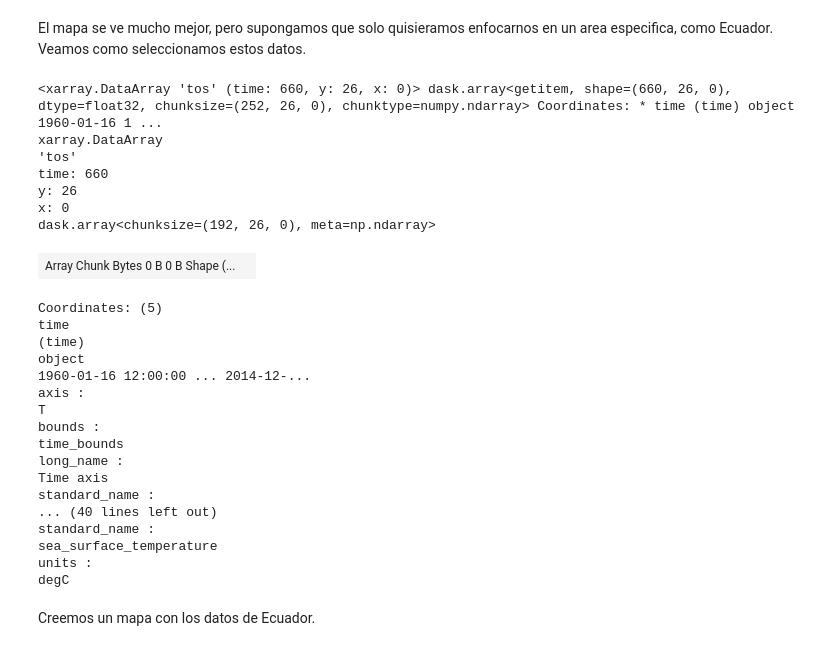
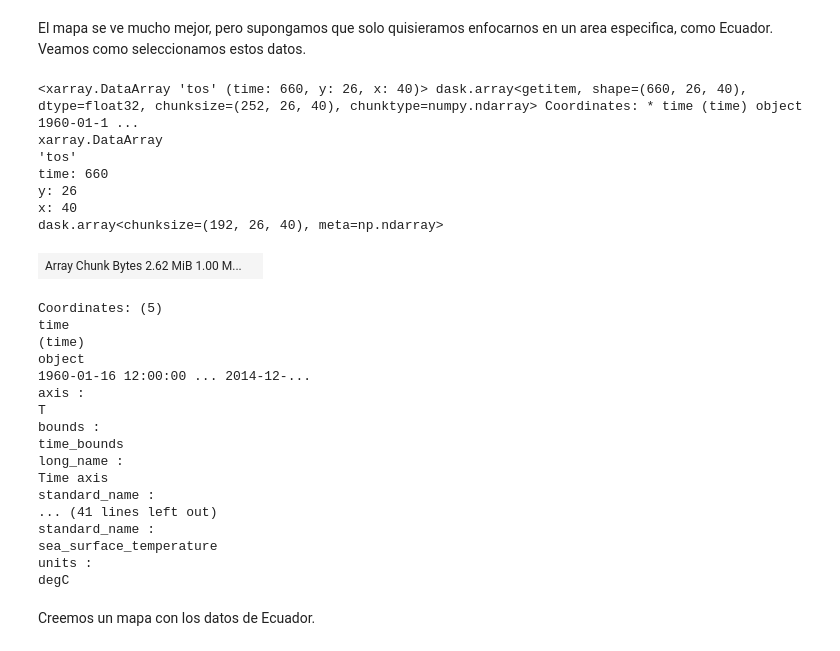
Before and after one commit to lidefi87/CMIP6_Python_SEE, a Jupyter notebook: AccediendoModelosCMIP6.ipynb, the cells around one changed output. Cells and saved outputs as stored; diff of their text form; code cells hidden in the pictures.

```diff
--- a/AccediendoModelosCMIP6.ipynb
+++ b/AccediendoModelosCMIP6.ipynb
@@ -148,17 +148,17 @@ temp_actual[0].plot()
 # %% [markdown]
 El mapa se ve mucho mejor, pero supongamos que solo quisieramos enfocarnos en un area especifica, como Ecuador. Veamos como seleccionamos estos datos.
 # %%
-temp_ecu = temp_actual.sel(y = slice(-6, 3), x = slice(250, 290))
+temp_ecu = temp_actual.sel(y = slice(-6, 3), x = slice(-110, -70))
 temp_ecu
 # %% [output]
-<xarray.DataArray 'tos' (time: 660, y: 26, x: 0)> dask.array<getitem, shape=(660, 26, 0), dtype=float32, chunksize=(252, 26, 0), chunktype=numpy.ndarray> Coordinates: * time (time) object 1960-01-16 1 ...
+<xarray.DataArray 'tos' (time: 660, y: 26, x: 40)> dask.array<getitem, shape=(660, 26, 40), dtype=float32, chunksize=(252, 26, 40), chunktype=numpy.ndarray> Coordinates: * time (time) object 1960-01-1 ...
 xarray.DataArray
 'tos'
 time: 660
 y: 26
-x: 0
-dask.array<chunksize=(192, 26, 0), meta=np.ndarray>
+x: 40
+dask.array<chunksize=(192, 26, 40), meta=np.ndarray>
-| Array Chunk Bytes 0 B 0 B Shape (... |  |
+| Array Chunk Bytes 2.62 MiB 1.00 M... |  |
 Coordinates: (5)
 time
 (time)
@@ -171,7 +171,7 @@ time_bounds
 long_name :
 Time axis
 standard_name :
-... (40 lines left out)
+... (41 lines left out)
 standard_name :
 sea_surface_temperature
 units :
```
Also changed, not shown: parts of 6 cells of this notebook, 1 other file.
